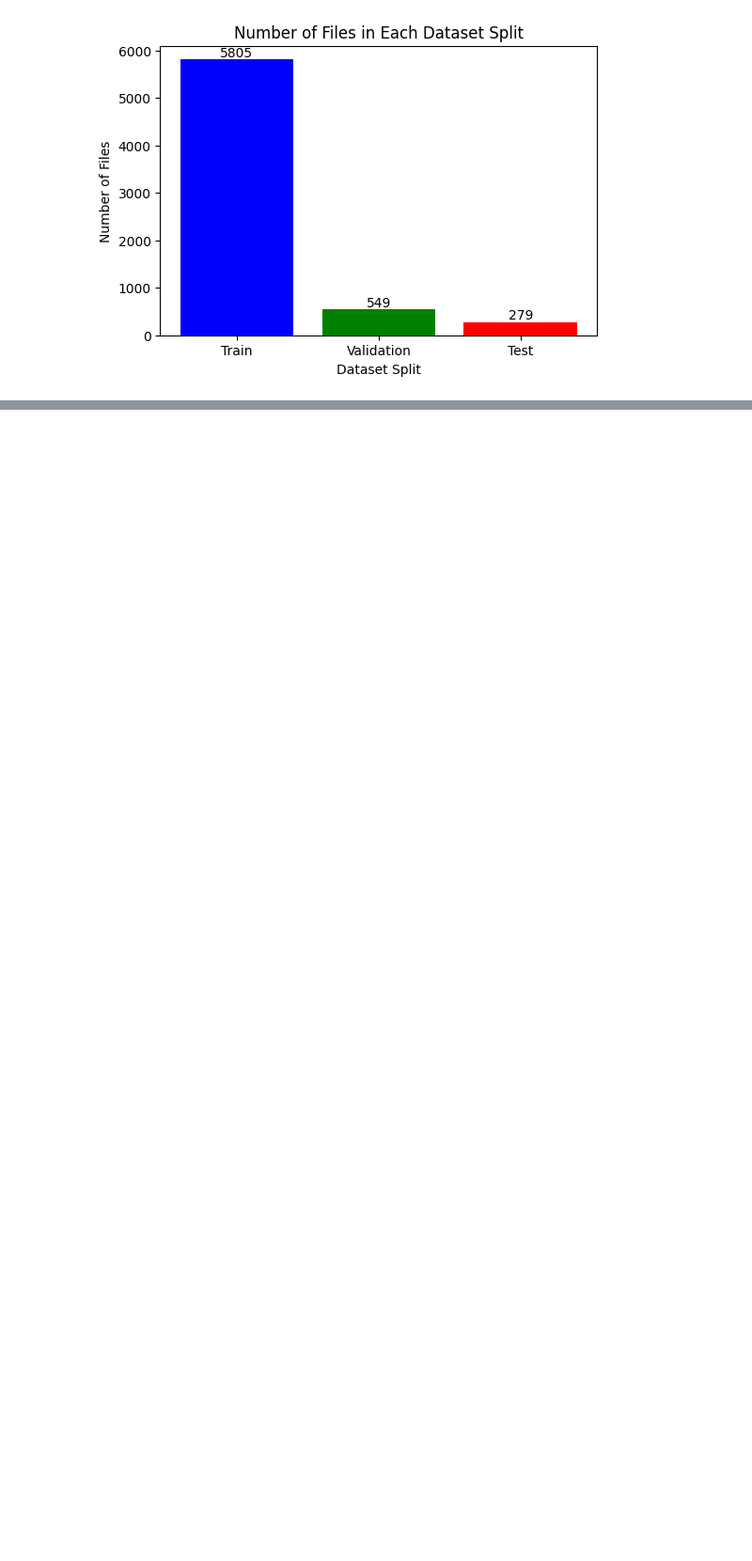
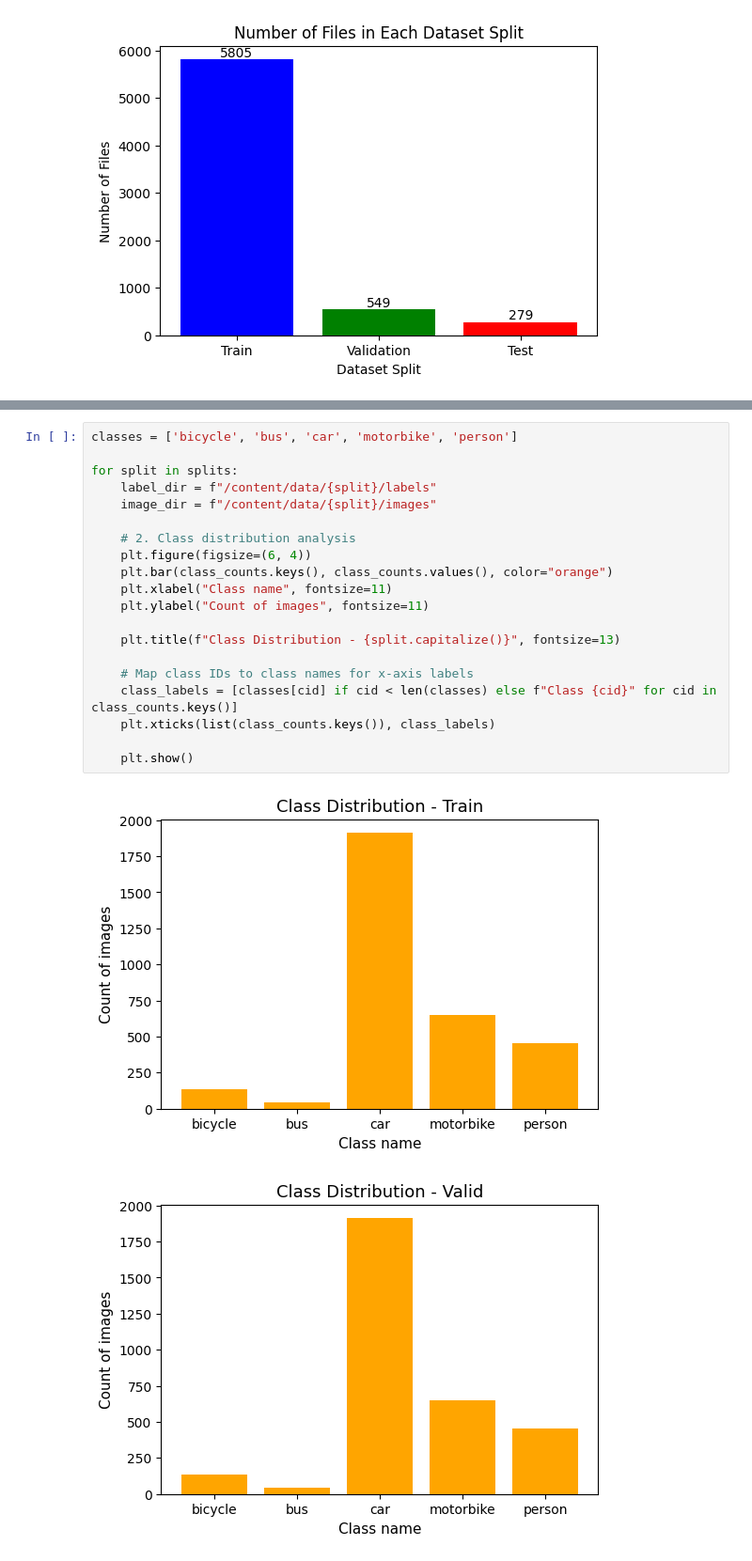
Before and after one commit to SzUM-owcy/TrafficVisionAI, a Jupyter notebook: Data_preparation.ipynb, the cells around one changed output, grey strips where cells are left out. Shown: that part at 94% size. Saved outputs shown, nothing was run; the diff lists cells and outputs as text; blank space fills up the shorter version.

```diff
--- a/Data_preparation.ipynb
+++ b/Data_preparation.ipynb
@@ -79,0 +135,23 @@ plt.show()
+# %%
+classes = ['bicycle', 'bus', 'car', 'motorbike', 'person']
+
+for split in splits:
+    label_dir = f"/content/data/{split}/labels"
+    image_dir = f"/content/data/{split}/images"
+
+    # 2. Class distribution analysis
+    plt.figure(figsize=(6, 4))
+    plt.bar(class_counts.keys(), class_counts.values(), color="orange")
+    plt.xlabel("Class name", fontsize=11)
+    plt.ylabel("Count of images", fontsize=11)
+
+    plt.title(f"Class Distribution - {split.capitalize()}", fontsize=13)
+
+    # Map class IDs to class names for x-axis labels
+    class_labels = [classes[cid] if cid < len(classes) else f"Class {cid}" for cid in class_counts.keys()]
+    plt.xticks(list(class_counts.keys()), class_labels)
+
+    plt.show()
+# %% [output]
+[figure, added]
+[figure, added]
```
Also changed, not shown: parts of 7 cells of this notebook.
